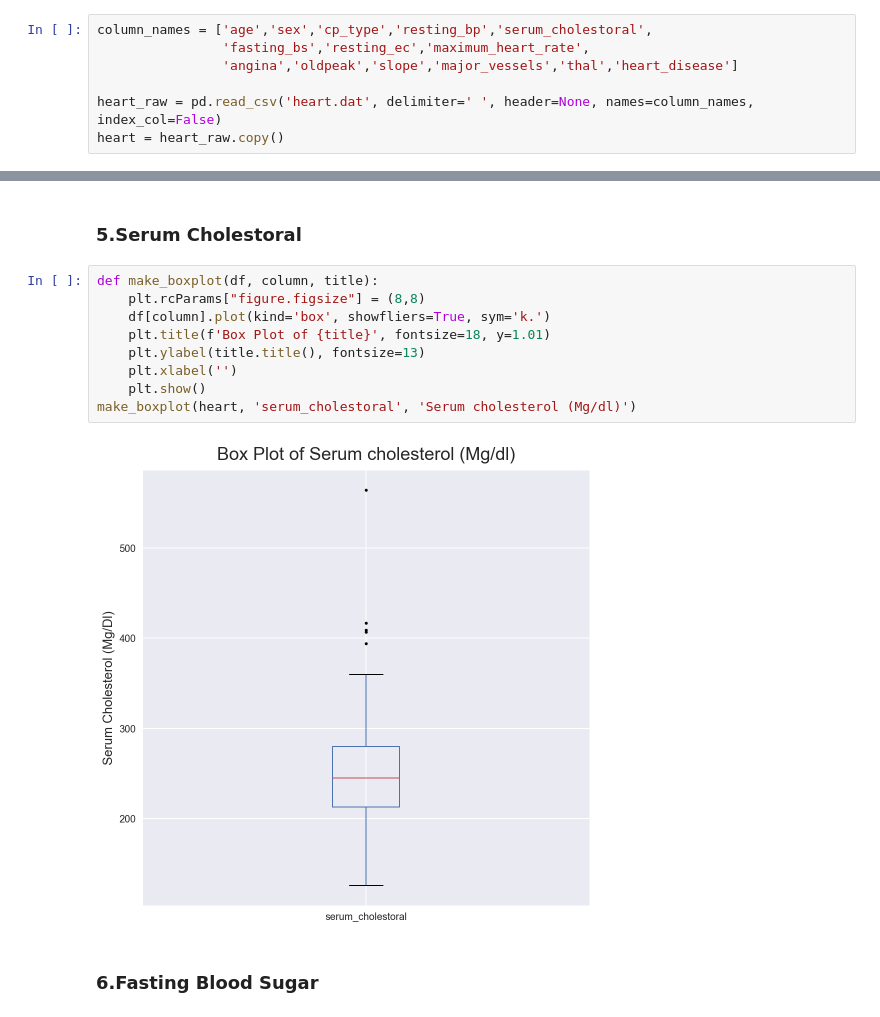
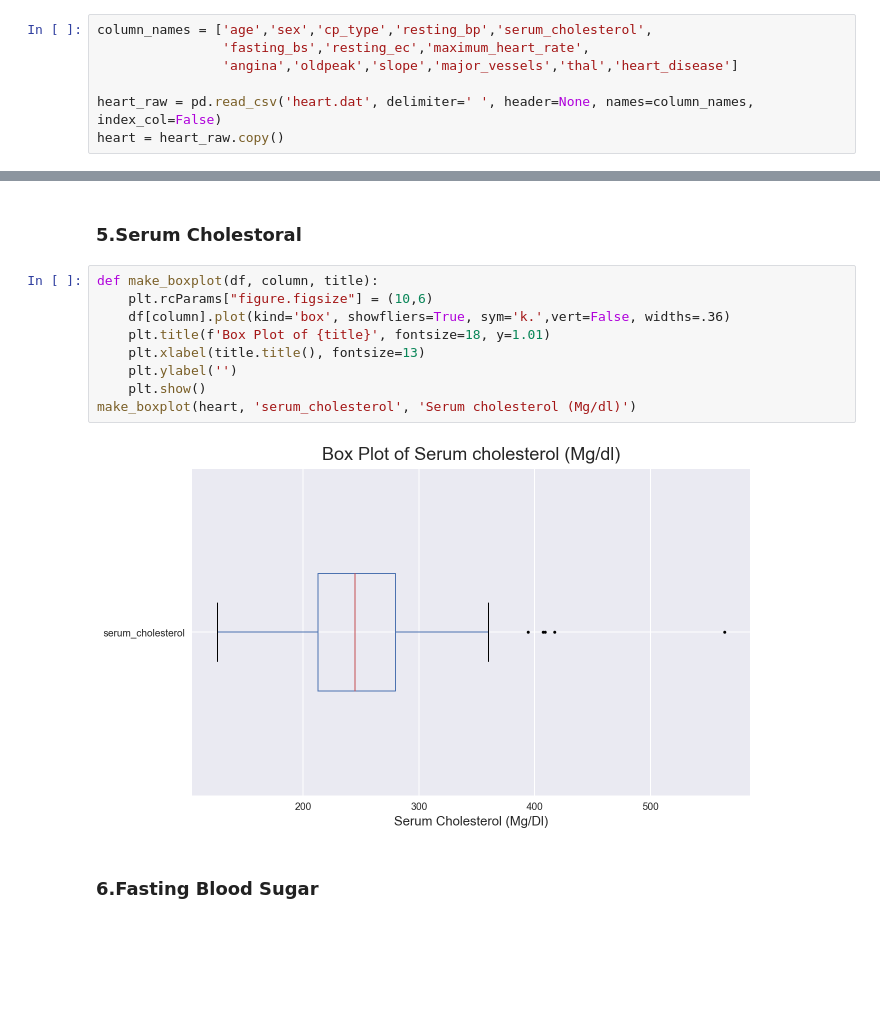
Before and after one commit to Rahulkg007/heart-disease-prediction, a Jupyter notebook: Assignment2.ipynb, the cells around one changed output, grey strips where cells are left out. Cells and saved outputs as stored; diff of their text form; blank space fills up the shorter version.

```diff
--- a/Assignment2.ipynb
+++ b/Assignment2.ipynb
@@ -47,7 +47,7 @@ import seaborn as sns
 %config InlineBackend.figure_format = 'retina'
 plt.style.use('seaborn')
 # %%
-column_names = ['age','sex','cp_type','resting_bp','serum_cholestoral',
+column_names = ['age','sex','cp_type','resting_bp','serum_cholesterol',
                 'fasting_bs','resting_ec','maximum_heart_rate',
                 'angina','oldpeak','slope','major_vessels','thal','heart_disease']
 
@@ -212,15 +212,15 @@ make_histogram(heart, 'resting_bp', 'Resting Blood Pressure')
 ### 5.Serum Cholestoral
 # %%
 def make_boxplot(df, column, title):
-    plt.rcParams["figure.figsize"] = (8,8)
-    df[column].plot(kind='box', showfliers=True, sym='k.')
+    plt.rcParams["figure.figsize"] = (10,6)
+    df[column].plot(kind='box', showfliers=True, sym='k.',vert=False, widths=.36)
     plt.title(f'Box Plot of {title}', fontsize=18, y=1.01)
-    plt.ylabel(title.title(), fontsize=13)
-    plt.xlabel('')
+    plt.xlabel(title.title(), fontsize=13)
+    plt.ylabel('')
     plt.show()
-make_boxplot(heart, 'serum_cholestoral', 'Serum cholesterol (Mg/dl)')
+make_boxplot(heart, 'serum_cholesterol', 'Serum cholesterol (Mg/dl)')
 # %% [output]
-[figure, old version]
+[figure, new version]
 # %% [markdown]
 ### 6.Fasting Blood Sugar
 # %%
```
Also changed, not shown: parts of 5 cells of this notebook, 1 other file.
